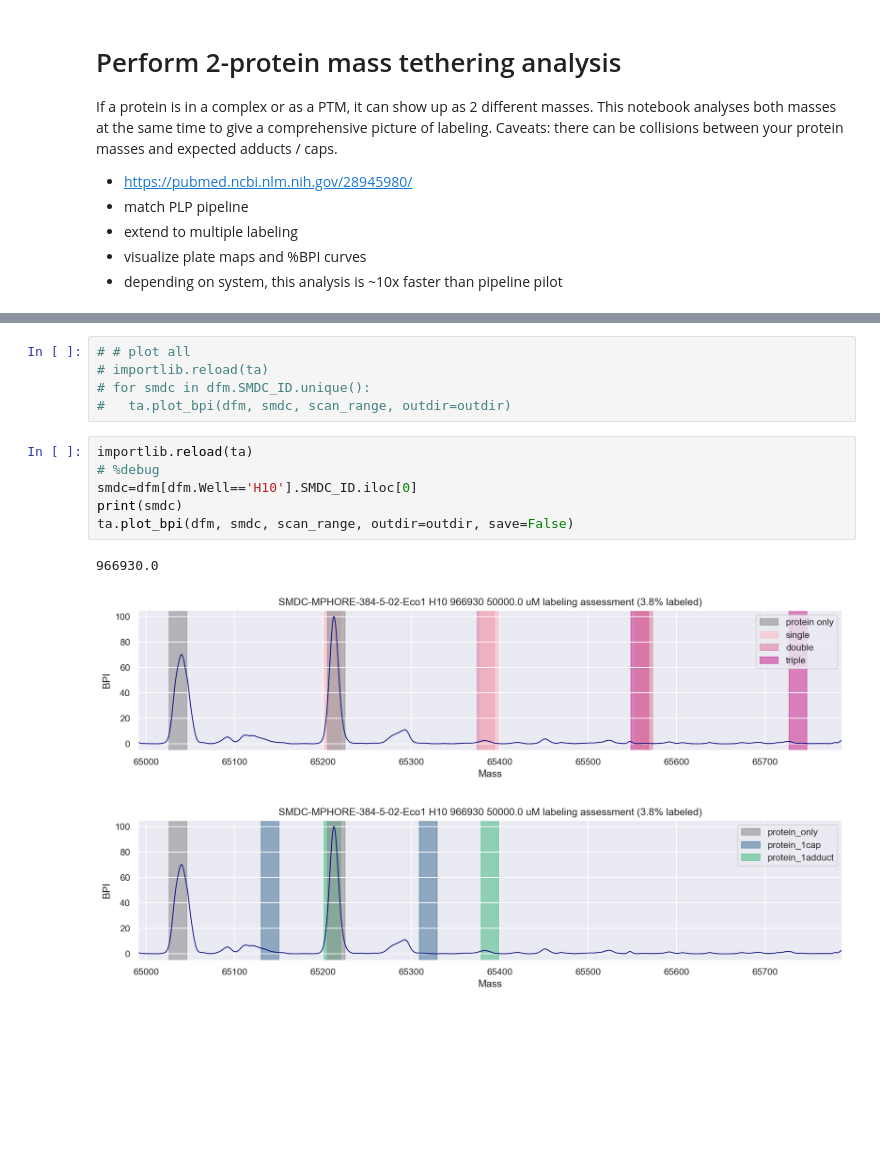
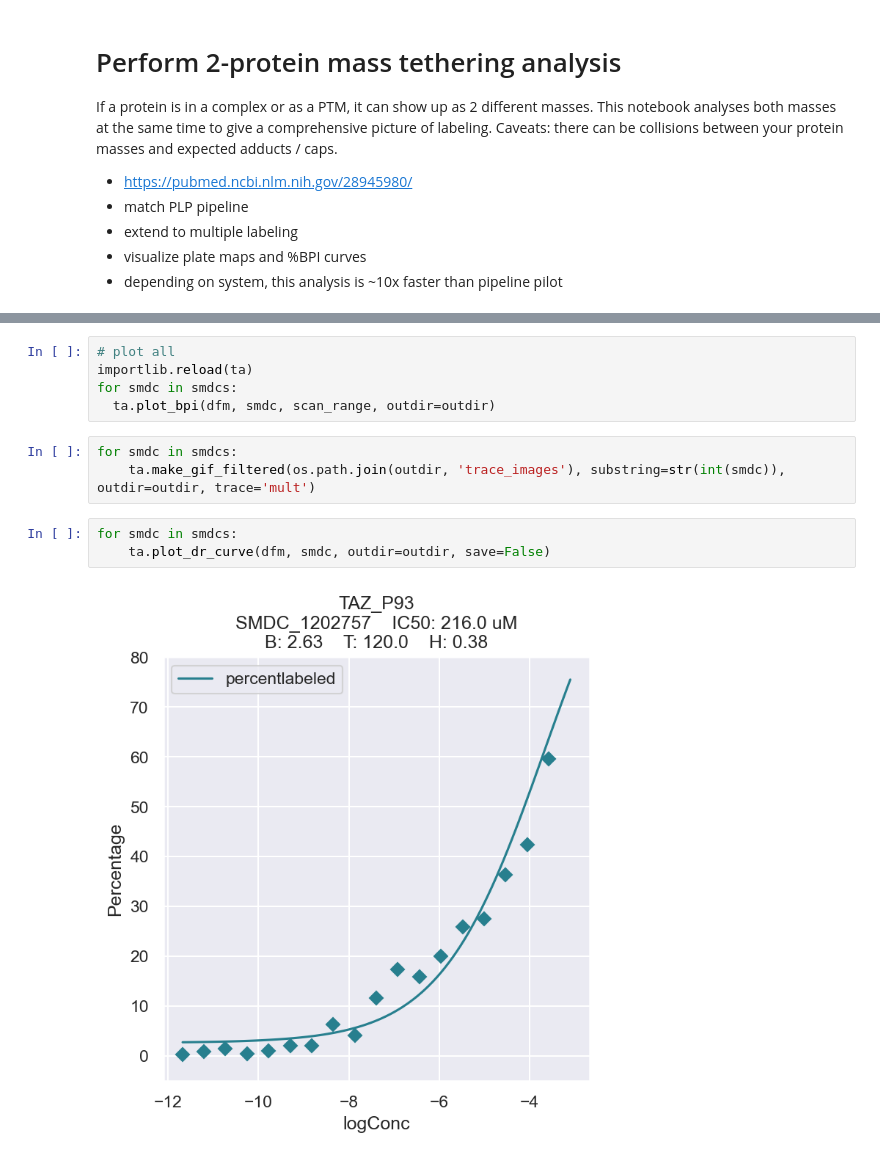
Before and after one commit to Small-Molecule-Discovery-Center/smdc_process_data, a Jupyter notebook: process_data/Tethering_Analysis_2_proteins.ipynb, the cells around one changed output, grey strips where cells are left out. Saved outputs shown, nothing was run; the diff lists cells and outputs as text; blank space fills up the shorter version.

```diff
--- a/process_data/Tethering_Analysis_2_proteins.ipynb
+++ b/process_data/Tethering_Analysis_2_proteins.ipynb
@@ -84,15 +109,13 @@ map=pm.draw_plate_heatmap(barcode=barcode)
 # %%
-# # plot all
-# importlib.reload(ta)
-# for smdc in dfm.SMDC_ID.unique():
-#   ta.plot_bpi(dfm, smdc, scan_range, outdir=outdir)
+# plot all
+importlib.reload(ta)
+for smdc in smdcs:
+  ta.plot_bpi(dfm, smdc, scan_range, outdir=outdir)
-# %%
-importlib.reload(ta)
-# %debug
-smdc=dfm[dfm.Well=='H10'].SMDC_ID.iloc[0]
-print(smdc)
-ta.plot_bpi(dfm, smdc, scan_range, outdir=outdir, save=False)
-# %% [output]
-966930.0
-[figure, removed]
-[figure, removed]
+# %%
+for smdc in smdcs:
+    ta.make_gif_filtered(os.path.join(outdir, 'trace_images'), substring=str(int(smdc)), outdir=outdir, trace='mult')
+# %%
+for smdc in smdcs:
+    ta.plot_dr_curve(dfm, smdc, outdir=outdir, save=False)
+# %% [output]
+[figure, added]
```
Also changed, not shown: parts of 5 cells of this notebook, 1 other file.
